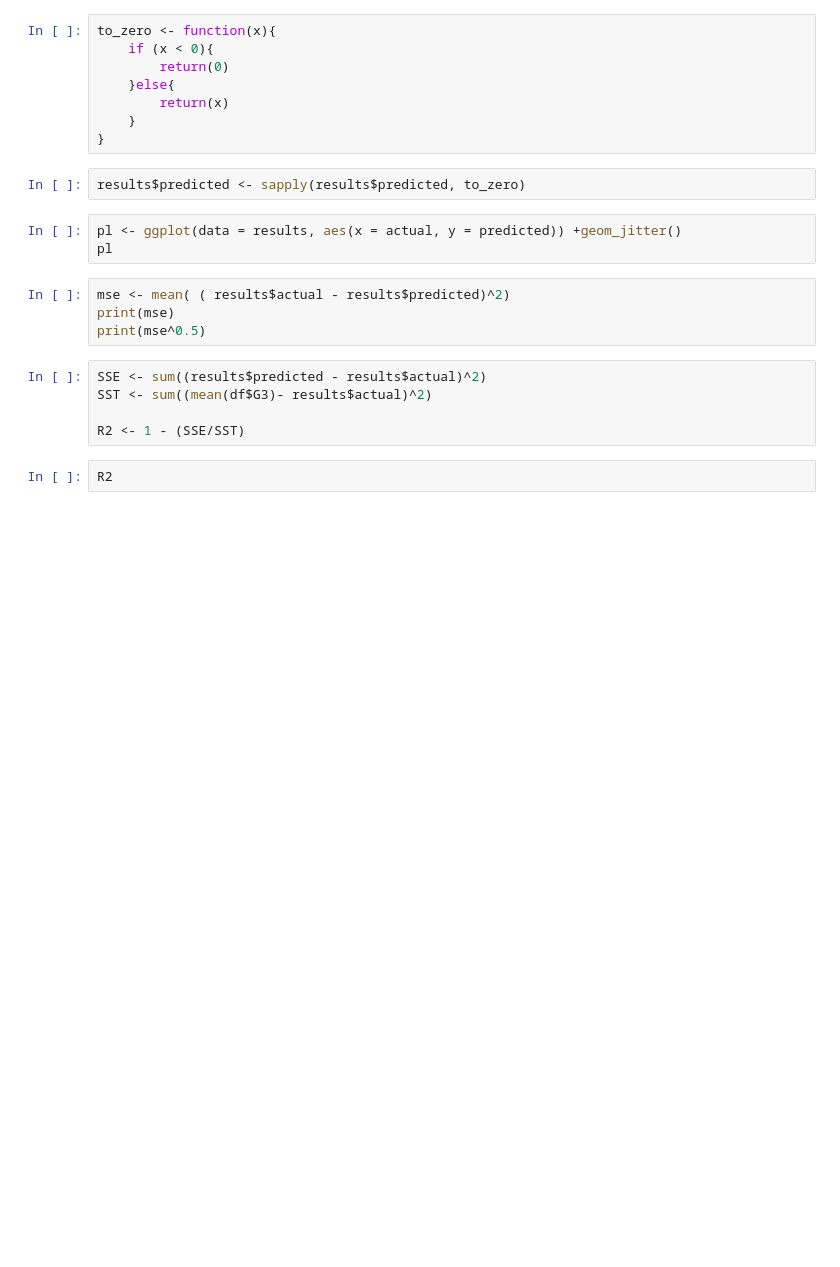
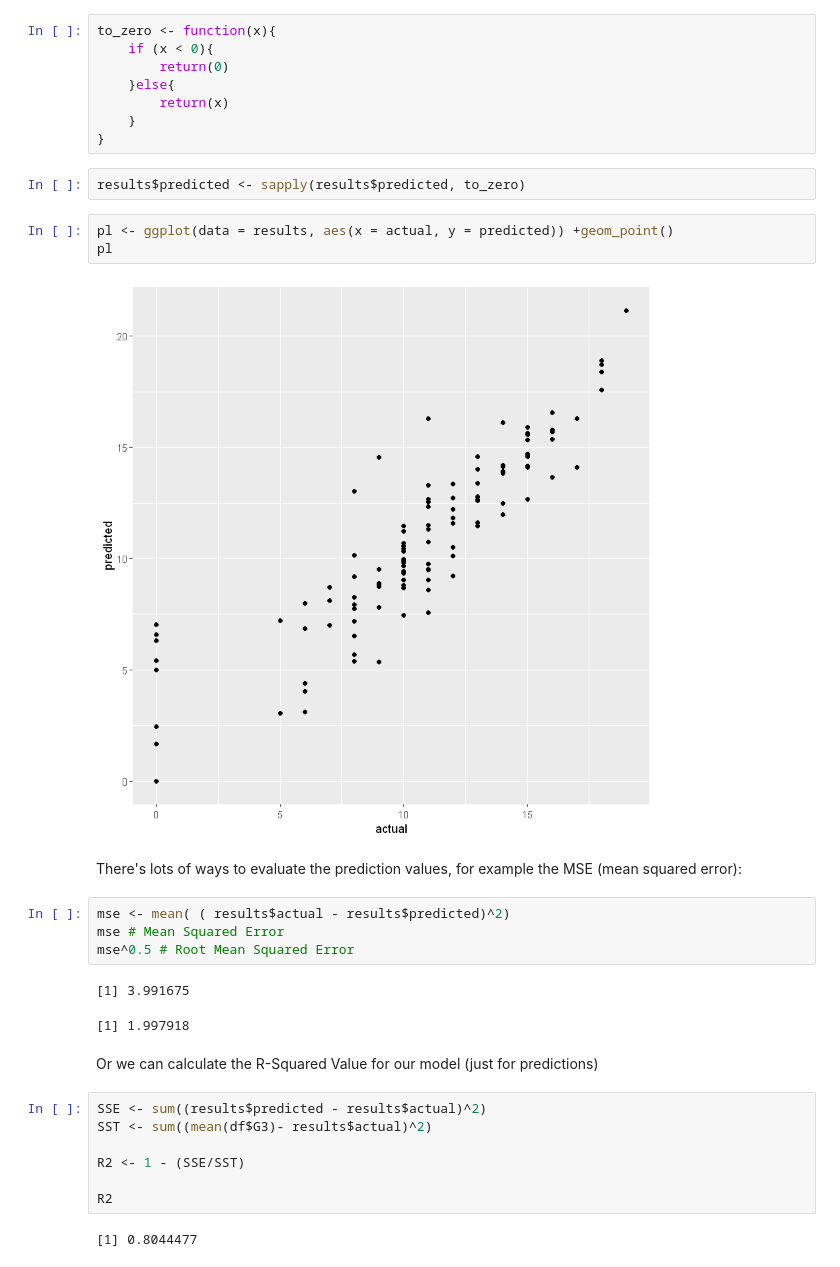
Before and after one commit to MichaelHotaling/Introduction-to-R, a Jupyter notebook: 52 Introduction to Linear Regression.ipynb, the cells around one changed output. Cells and saved outputs as stored; diff of their text form; blank space fills up the shorter version.

```diff
--- a/52 Introduction to Linear Regression.ipynb
+++ b/52 Introduction to Linear Regression.ipynb
@@ -233,16 +441,27 @@ to_zero <- function(x){
 # %%
 results$predicted <- sapply(results$predicted, to_zero)
 # %%
-pl <- ggplot(data = results, aes(x = actual, y = predicted)) +geom_jitter()
+pl <- ggplot(data = results, aes(x = actual, y = predicted)) +geom_point()
 pl
+# %% [output]
+[figure, added]
+# %% [markdown]
+There's lots of ways to evaluate the prediction values, for example the MSE (mean squared error):
 # %%
 mse <- mean( ( results$actual - results$predicted)^2)
-print(mse)
-print(mse^0.5)
+mse # Mean Squared Error
+mse^0.5 # Root Mean Squared Error
+# %% [output]
+[1] 3.991675
+[1] 1.997918
+# %% [markdown]
+Or we can calculate the R-Squared Value for our model (just for predictions)
 # %%
 SSE <- sum((results$predicted - results$actual)^2)
 SST <- sum((mean(df$G3)- results$actual)^2)
 
 R2 <- 1 - (SSE/SST)
+
+R2
+# %% [output]
+[1] 0.8044477
-# %%
-R2
```
Also changed, not shown: parts of 36 cells of this notebook.
